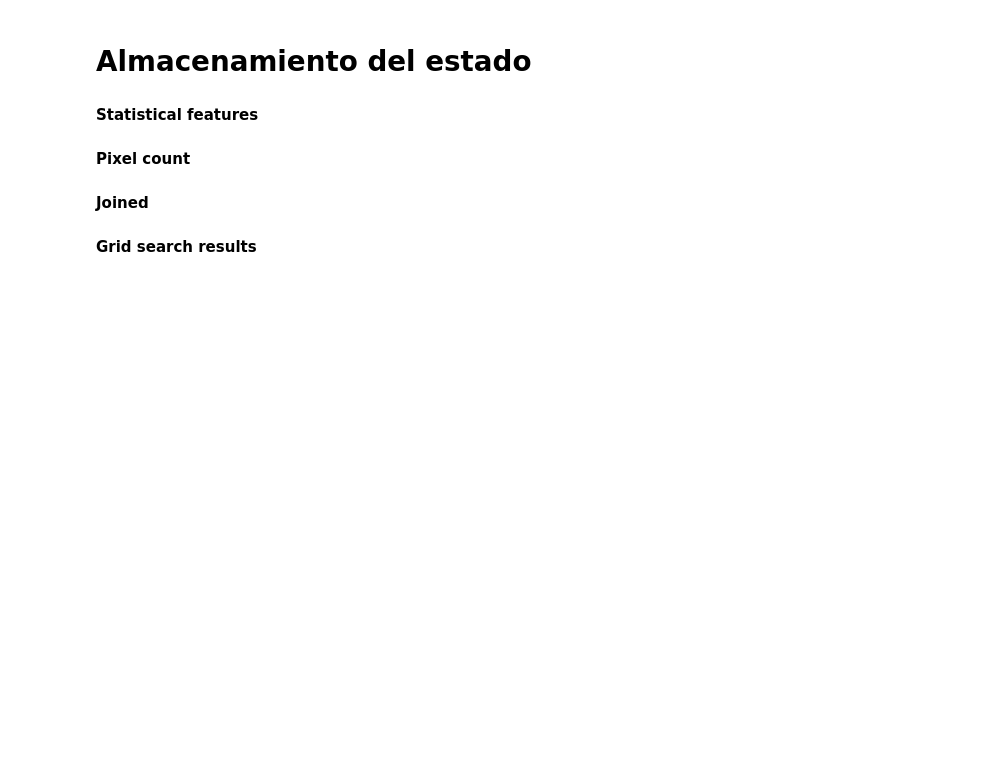
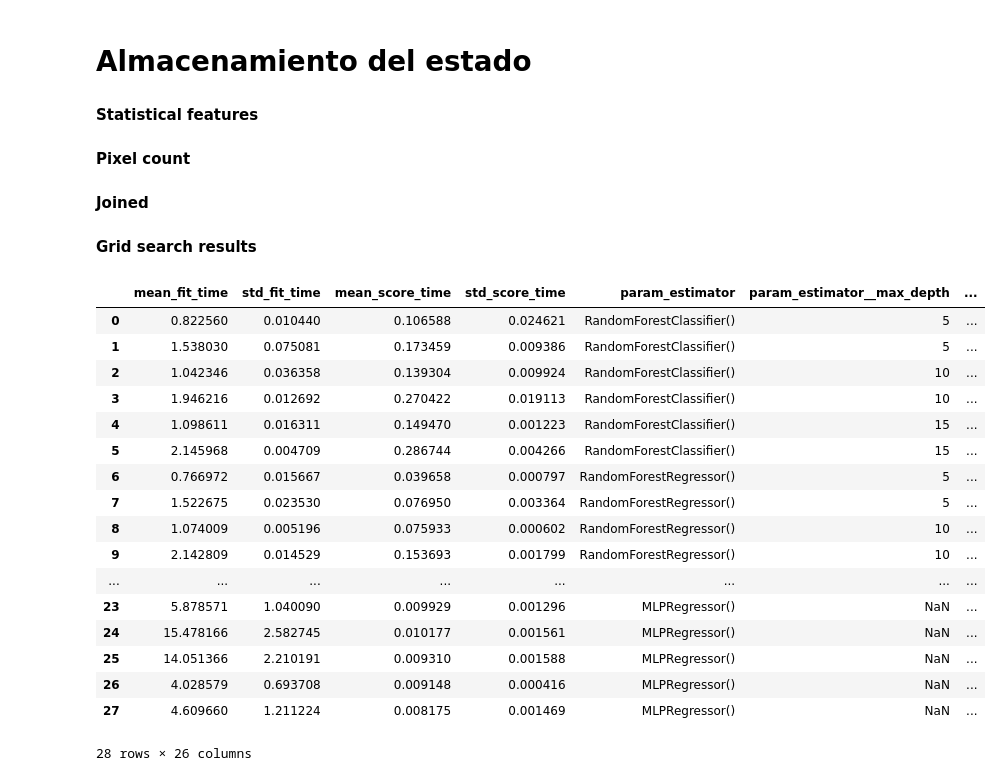
Before and after one commit to Diego-Hiriart/AI-2-Course-Project_HiPaCoSaEsGa, a Jupyter notebook: A_ABET_CourseProject_HiPaCoSaEsGa.ipynb, the cells around one changed output. Saved outputs shown, nothing was run; the diff lists cells and outputs as text; code cells hidden in the pictures; blank space fills up the shorter version.

Commit message:
stats, sum and joined

```diff
--- a/A_ABET_CourseProject_HiPaCoSaEsGa.ipynb
+++ b/A_ABET_CourseProject_HiPaCoSaEsGa.ipynb
@@ -546,2 +551,23 @@ save_data('grid_search_results-part1-bin.pkl', grid_search_results)
 # %%
-grid_search_results = load_data('grid_search_results-part1-bin.pkl')
+grid_search_results = load_data('grid_search_results-part2-featEng.pkl')
+# %%
+pd.DataFrame(grid_search_results['stats'].cv_results_)
+# %% [output]
+|  | mean_fit_time | std_fit_time | mean_score_time | std_score_time | param_estimator | param_estimator__max_depth | ... |
+| 0 | 0.822560 | 0.010440 | 0.106588 | 0.024621 | RandomForestClassifier() | 5 | ... |
+| 1 | 1.538030 | 0.075081 | 0.173459 | 0.009386 | RandomForestClassifier() | 5 | ... |
+| 2 | 1.042346 | 0.036358 | 0.139304 | 0.009924 | RandomForestClassifier() | 10 | ... |
+| 3 | 1.946216 | 0.012692 | 0.270422 | 0.019113 | RandomForestClassifier() | 10 | ... |
+| 4 | 1.098611 | 0.016311 | 0.149470 | 0.001223 | RandomForestClassifier() | 15 | ... |
+| 5 | 2.145968 | 0.004709 | 0.286744 | 0.004266 | RandomForestClassifier() | 15 | ... |
+| 6 | 0.766972 | 0.015667 | 0.039658 | 0.000797 | RandomForestRegressor() | 5 | ... |
+| 7 | 1.522675 | 0.023530 | 0.076950 | 0.003364 | RandomForestRegressor() | 5 | ... |
+| 8 | 1.074009 | 0.005196 | 0.075933 | 0.000602 | RandomForestRegressor() | 10 | ... |
+| 9 | 2.142809 | 0.014529 | 0.153693 | 0.001799 | RandomForestRegressor() | 10 | ... |
+| ... | ... | ... | ... | ... | ... | ... | ... |
+| 23 | 5.878571 | 1.040090 | 0.009929 | 0.001296 | MLPRegressor() | NaN | ... |
+| 24 | 15.478166 | 2.582745 | 0.010177 | 0.001561 | MLPRegressor() | NaN | ... |
+| 25 | 14.051366 | 2.210191 | 0.009310 | 0.001588 | MLPRegressor() | NaN | ... |
+| 26 | 4.028579 | 0.693708 | 0.009148 | 0.000416 | MLPRegressor() | NaN | ... |
+| 27 | 4.609660 | 1.211224 | 0.008175 | 0.001469 | MLPRegressor() | NaN | ... |
+28 rows × 26 columns
```
Also changed, not shown: parts of 4 cells of this notebook, 1 other file.
